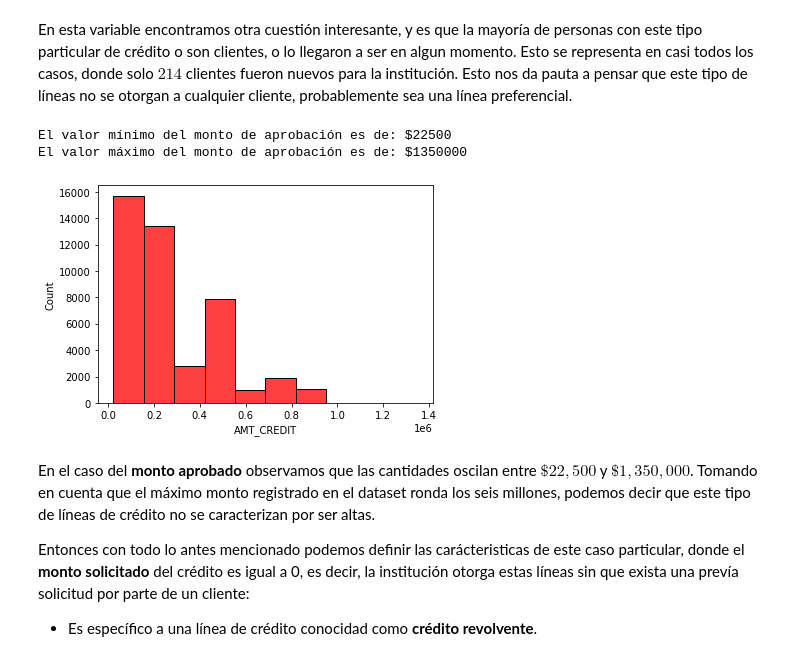
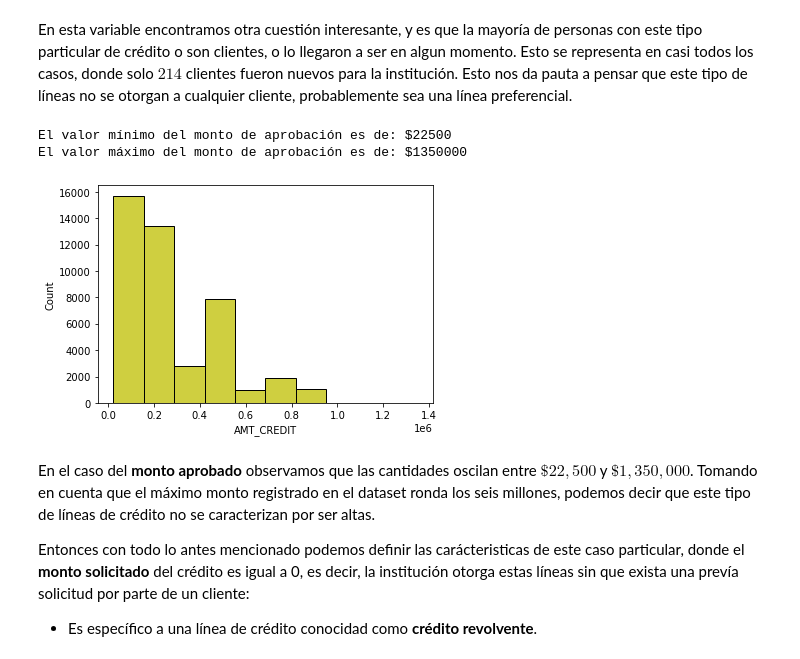
Before and after one commit to JuanPablo2019/Proyecto_modulo1, a Jupyter notebook: ProyectoModulo1_MaganaJ_PinedaB.ipynb, the cells around one changed output. Drawn from its saved outputs; the diff is of its cells as text; code cells hidden in the pictures.

```diff
--- a/ProyectoModulo1_MaganaJ_PinedaB.ipynb
+++ b/ProyectoModulo1_MaganaJ_PinedaB.ipynb
@@ -221,13 +223,13 @@ Name: NAME_CLIENT_TYPE, dtype: int64
 En esta variable encontramos otra cuestión interesante, y es que la mayoría de personas con este tipo particular de crédito o son clientes, o lo llegaron a ser en algun momento. Esto se representa en casi todos los casos, donde solo $214$ clientes fueron nuevos para la institución. Esto nos da pauta a pensar que este tipo de líneas no se otorgan a cualquier cliente, probablemente sea una línea preferencial.
 # %%
 # Visualizamos rápidamente, con un histograma el monto aprobado.
-sns.histplot(data_particular.AMT_CREDIT, color='r', bins=10);
+sns.histplot(data_particular.AMT_CREDIT, color='y', bins=10);
 print(f'El valor mínimo del monto de aprobación es de: ${int(min(data_particular.AMT_CREDIT))}')
 print(f'El valor máximo del monto de aprobación es de: ${int(max(data_particular.AMT_CREDIT))}')
 # %% [output]
 El valor mínimo del monto de aprobación es de: $22500
 El valor máximo del monto de aprobación es de: $1350000
-[figure, old version]
+[figure, new version]
 # %% [markdown]
 En el caso del **monto aprobado** observamos que las cantidades oscilan entre $\$22,500$ y $\$1,350,000$. Tomando en cuenta que el máximo monto registrado en el dataset ronda los seis millones, podemos decir que este tipo de líneas de crédito no se caracterizan por ser altas.
 
```
Also changed, not shown: parts of 37 cells of this notebook.
